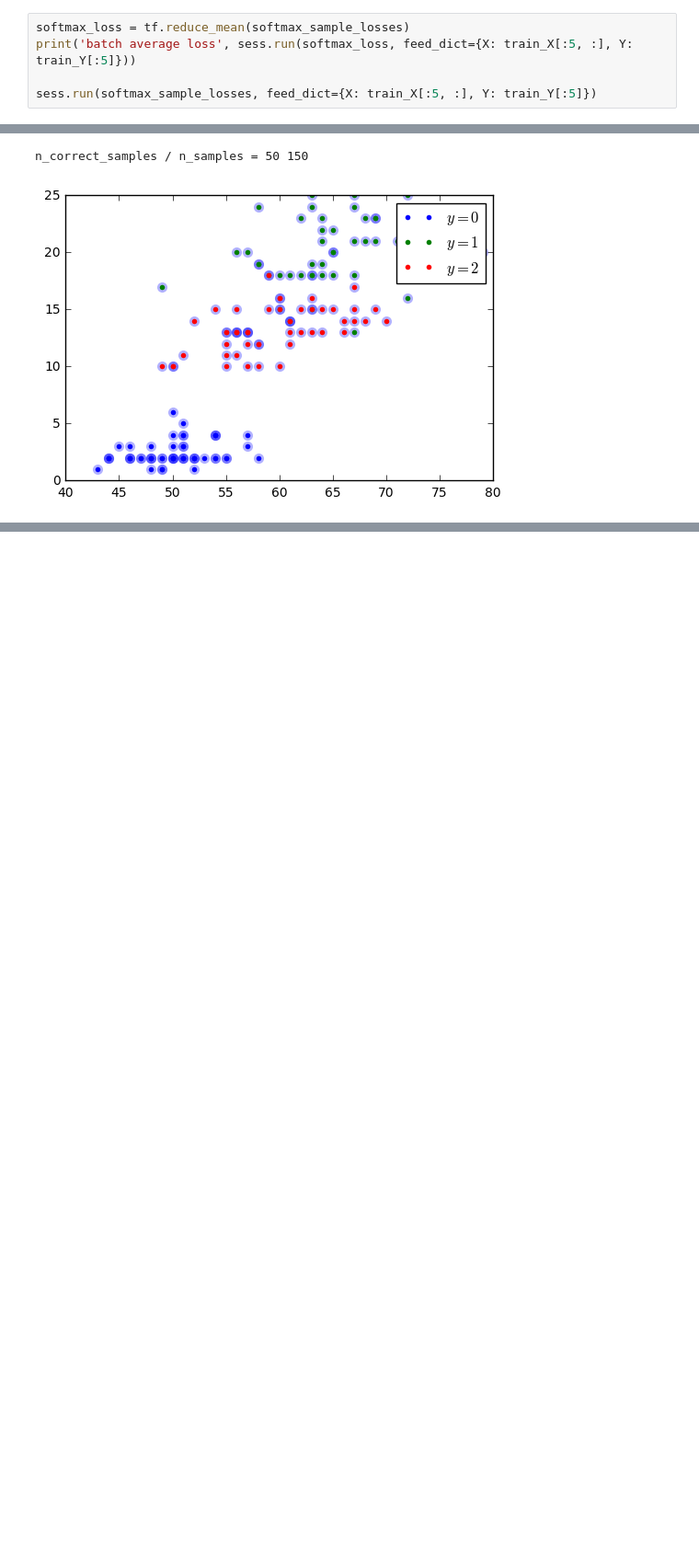
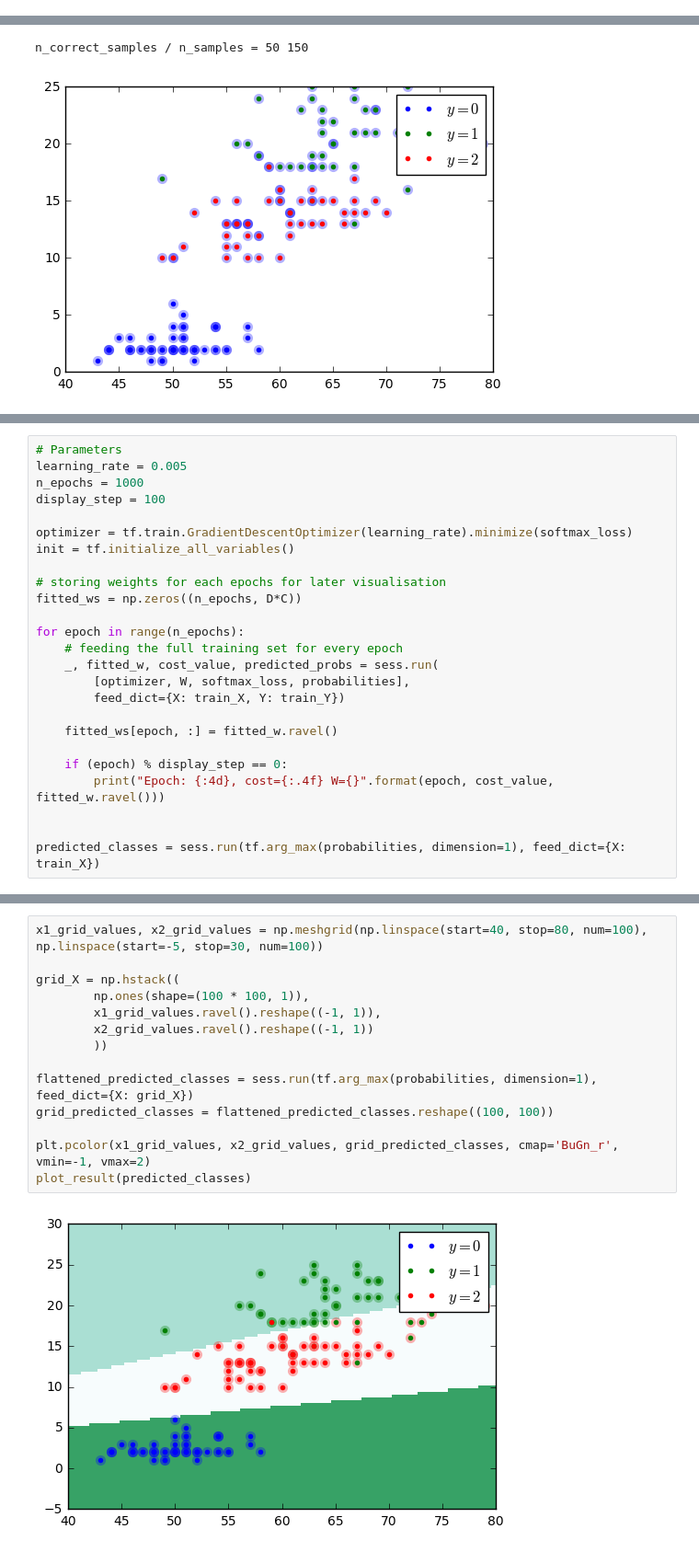
Before and after one commit to pilipolio/schibsted-study, a Jupyter notebook: notebooks/201611_multiclass_classification.ipynb, the cells around one changed output, grey strips where cells are left out. Shown at 92% size. Drawn from its saved outputs; the diff is of its cells as text; blank space fills up the shorter version.

Commit message:
Commit full mnist solution

```diff
--- a/notebooks/201611_multiclass_classification.ipynb
+++ b/notebooks/201611_multiclass_classification.ipynb
@@ -110,5 +109,0 @@ softmax_sample_losses
-# %%
-softmax_loss = tf.reduce_mean(softmax_sample_losses)
-print('batch average loss', sess.run(softmax_loss, feed_dict={X: train_X[:5, :], Y: train_Y[:5]}))
-
-sess.run(softmax_sample_losses, feed_dict={X: train_X[:5, :], Y: train_Y[:5]})
@@ -134,3 +133,28 @@ n_correct_samples / n_samples = 50 150
  * Remove or adapt the `fitted_ws[epoch, :] = fitted_w.ravel()` line because we now have more weights
  * Use code above to print the number of correct predictions and plot the final result
  * decrease the learning rate to something slightly lower than .2
+# %%
+# Parameters
+learning_rate = 0.005
+n_epochs = 1000
+display_step = 100
+
+optimizer = tf.train.GradientDescentOptimizer(learning_rate).minimize(softmax_loss)
+init = tf.initialize_all_variables()
+
+# storing weights for each epochs for later visualisation
+fitted_ws = np.zeros((n_epochs, D*C))
+
+for epoch in range(n_epochs):
+    # feeding the full training set for every epoch
+    _, fitted_w, cost_value, predicted_probs = sess.run(
+        [optimizer, W, softmax_loss, probabilities],
+        feed_dict={X: train_X, Y: train_Y})
+
+    fitted_ws[epoch, :] = fitted_w.ravel()
+
+    if (epoch) % display_step == 0:
+        print("Epoch: {:4d}, cost={:.4f} W={}".format(epoch, cost_value, fitted_w.ravel()))
+
+
+predicted_classes = sess.run(tf.arg_max(probabilities, dimension=1), feed_dict={X: train_X})
@@ -136,0 +182,16 @@ n_correct_samples / n_samples = 50 150
+# %%
+x1_grid_values, x2_grid_values = np.meshgrid(np.linspace(start=40, stop=80, num=100), np.linspace(start=-5, stop=30, num=100))
+
+grid_X = np.hstack((
+        np.ones(shape=(100 * 100, 1)),
+        x1_grid_values.ravel().reshape((-1, 1)),
+        x2_grid_values.ravel().reshape((-1, 1))
+        ))
+
+flattened_predicted_classes = sess.run(tf.arg_max(probabilities, dimension=1), feed_dict={X: grid_X})
+grid_predicted_classes = flattened_predicted_classes.reshape((100, 100))
+
+plt.pcolor(x1_grid_values, x2_grid_values, grid_predicted_classes, cmap='BuGn_r', vmin=-1, vmax=2)
+plot_result(predicted_classes)
+# %% [output]
+[figure, added]
```
Also changed, not shown: parts of 8 cells of this notebook, 2 other files.
